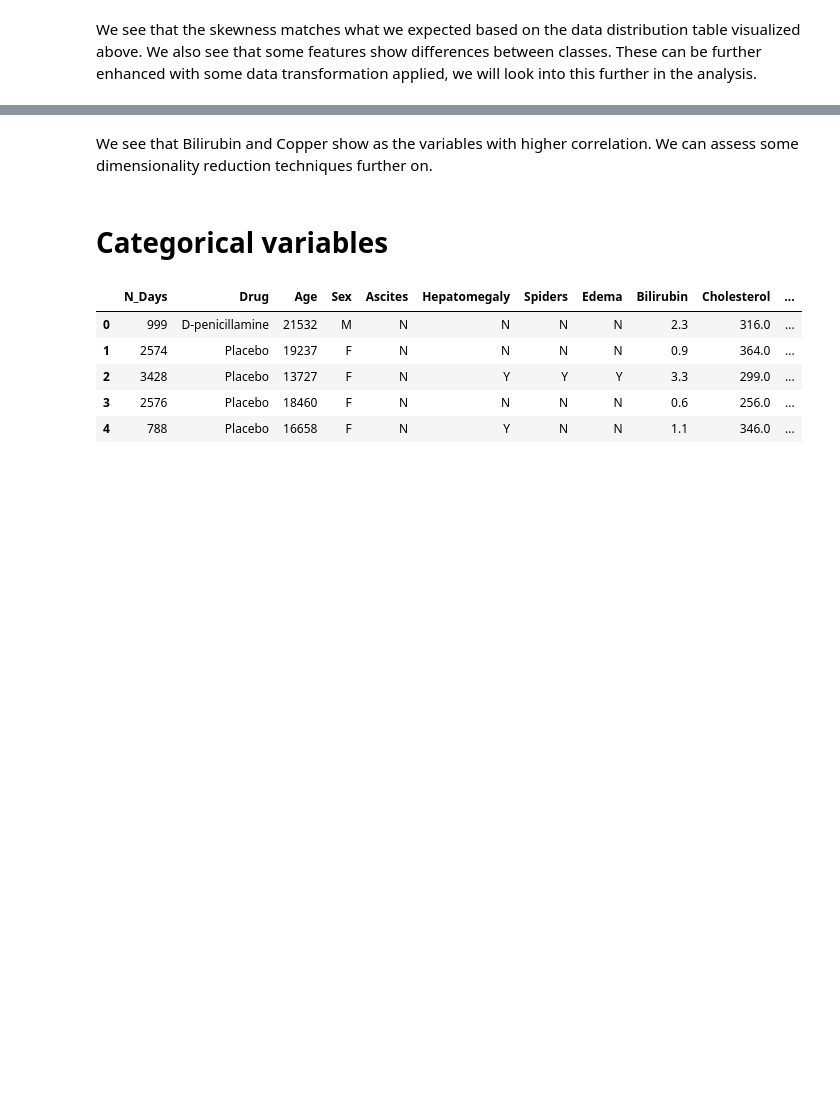
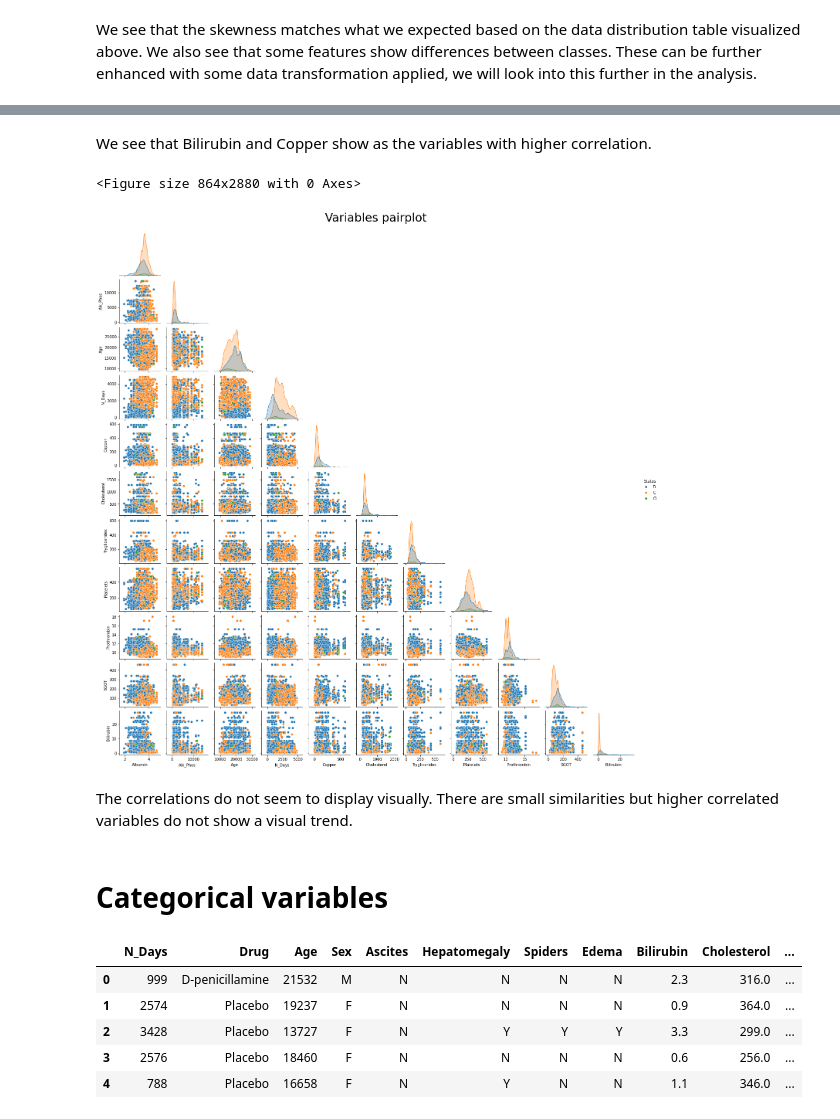
Before and after one commit to emsjoac2002/Kaggle_Playground_s3e26, a Jupyter notebook: Untitled.ipynb, the cells around one changed output, grey strips where cells are left out. Drawn from its saved outputs; the diff is of its cells as text; code cells hidden in the pictures; blank space fills up the shorter version.

```diff
--- a/Untitled.ipynb
+++ b/Untitled.ipynb
@@ -121,5 +121,23 @@ plt.show()
 # %% [markdown]
-We see that Bilirubin and Copper show as the variables with higher correlation. We can assess some dimensionality reduction techniques further on.
+We see that Bilirubin and Copper show as the variables with higher correlation.
+# %%
+plt.figure(figsize=(12, 40))
+pp = sns.pairplot(
+    data = df[continuous_variables + ["Status"]],
+    hue='Status',
+    kind="scatter",
+    diag_kind='kde',
+    height=1.8,
+    corner = True
+);
+pp.fig.suptitle("Variables pairplot", y=1.02, fontsize = 30)
+plt.show()
+plt.close()
+# %% [output]
+<Figure size 864x2880 with 0 Axes>
+[figure, added]
+# %% [markdown]
+The correlations do not seem to display visually. There are small similarities but higher correlated variables do not show a visual trend.
 # %% [markdown]
 # Categorical variables
 # %%
```
Also changed, not shown: parts of 3 cells of this notebook.
